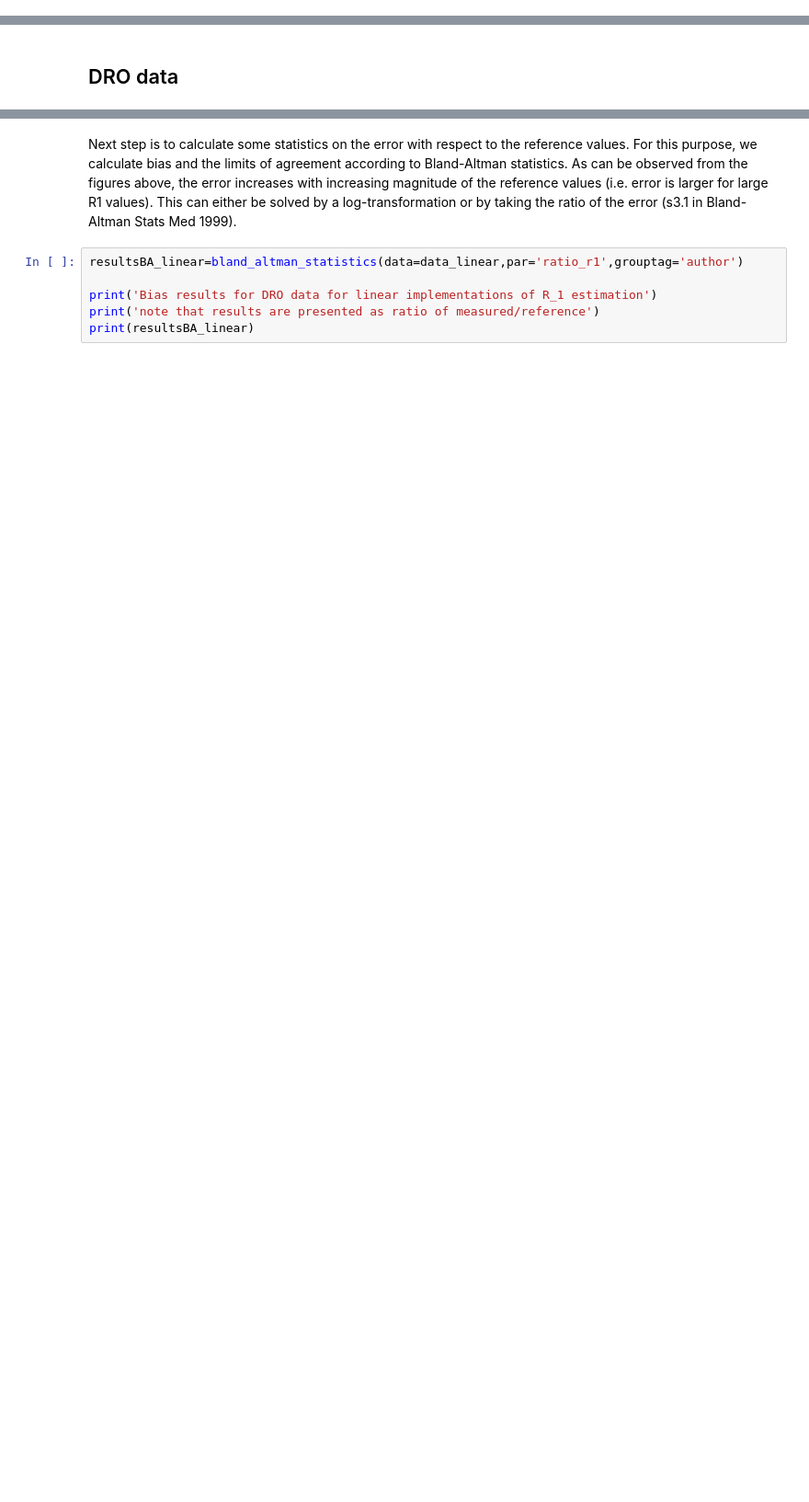
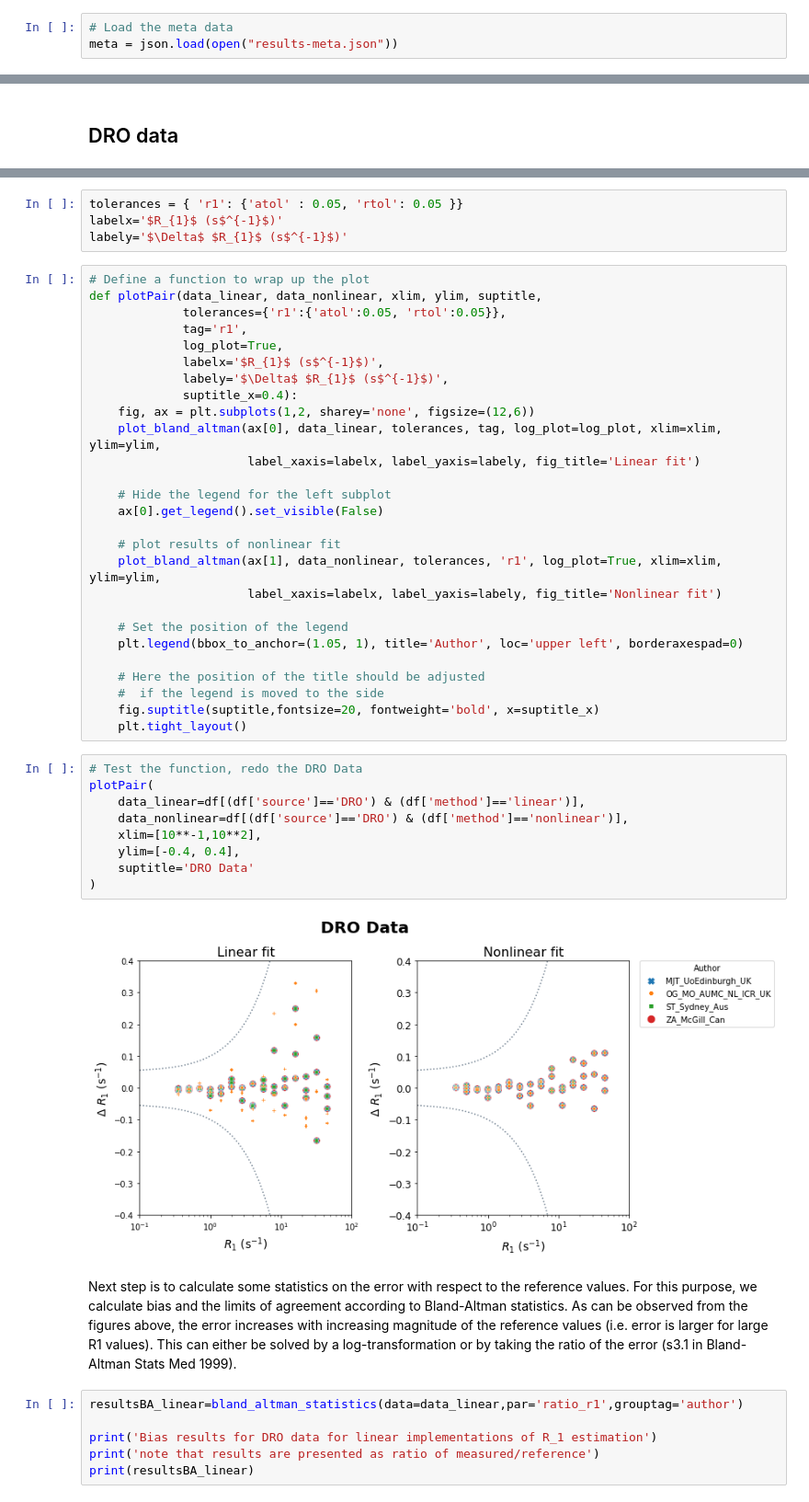
Before and after one commit to OSIPI/DCE-DSC-MRI_CodeCollection, a Jupyter notebook: notebooks/VariableFlipAngle.ipynb, the cells around one changed output, grey strips where cells are left out. Shown: that part at 92% size. Cells and saved outputs as stored; diff of their text form; blank space fills up the shorter version.

```diff
--- a/notebooks/VariableFlipAngle.ipynb
+++ b/notebooks/VariableFlipAngle.ipynb
@@ -85,0 +65,3 @@ df['ratio_r1']= df.r1_measured.div(df.r1_ref) #add data_ratio column
+# %%
+# Load the meta data
+meta = json.load(open("results-meta.json"))
@@ -100,3 +93,45 @@ plt.tight_layout()
+# %%
+tolerances = { 'r1': {'atol' : 0.05, 'rtol': 0.05 }}
+labelx='$R_{1}$ (s$^{-1}$)'
+labely='$\Delta$ $R_{1}$ (s$^{-1}$)'
+# %%
+# Define a function to wrap up the plot
+def plotPair(data_linear, data_nonlinear, xlim, ylim, suptitle,
+             tolerances={'r1':{'atol':0.05, 'rtol':0.05}},
+             tag='r1',
+             log_plot=True,
+             labelx='$R_{1}$ (s$^{-1}$)',
+             labely='$\Delta$ $R_{1}$ (s$^{-1}$)',
+             suptitle_x=0.4):
+    fig, ax = plt.subplots(1,2, sharey='none', figsize=(12,6))
+    plot_bland_altman(ax[0], data_linear, tolerances, tag, log_plot=log_plot, xlim=xlim, ylim=ylim,
+                      label_xaxis=labelx, label_yaxis=labely, fig_title='Linear fit')
+
+    # Hide the legend for the left subplot
+    ax[0].get_legend().set_visible(False)
+
+    # plot results of nonlinear fit
+    plot_bland_altman(ax[1], data_nonlinear, tolerances, 'r1', log_plot=True, xlim=xlim, ylim=ylim,
+                      label_xaxis=labelx, label_yaxis=labely, fig_title='Nonlinear fit')
+
+    # Set the position of the legend
+    plt.legend(bbox_to_anchor=(1.05, 1), title='Author', loc='upper left', borderaxespad=0)
+
+    # Here the position of the title should be adjusted
+    #  if the legend is moved to the side
+    fig.suptitle(suptitle,fontsize=20, fontweight='bold', x=suptitle_x)
+    plt.tight_layout()
+# %%
+# Test the function, redo the DRO Data
+plotPair(
+    data_linear=df[(df['source']=='DRO') & (df['method']=='linear')],
+    data_nonlinear=df[(df['source']=='DRO') & (df['method']=='nonlinear')],
+    xlim=[10**-1,10**2],
+    ylim=[-0.4, 0.4],
+    suptitle='DRO Data'
+)
+# %% [output]
+[figure, added]
 # %% [markdown]
 Next step is to calculate some statistics on the error with respect to the reference values.
 For this purpose, we calculate bias and the limits of agreement according to Bland-Altman statistics. As can be observed from the figures above, the error increases with increasing magnitude of the reference values (i.e. error is larger for large R1 values).
```
Also changed, not shown: parts of 15 cells of this notebook.
